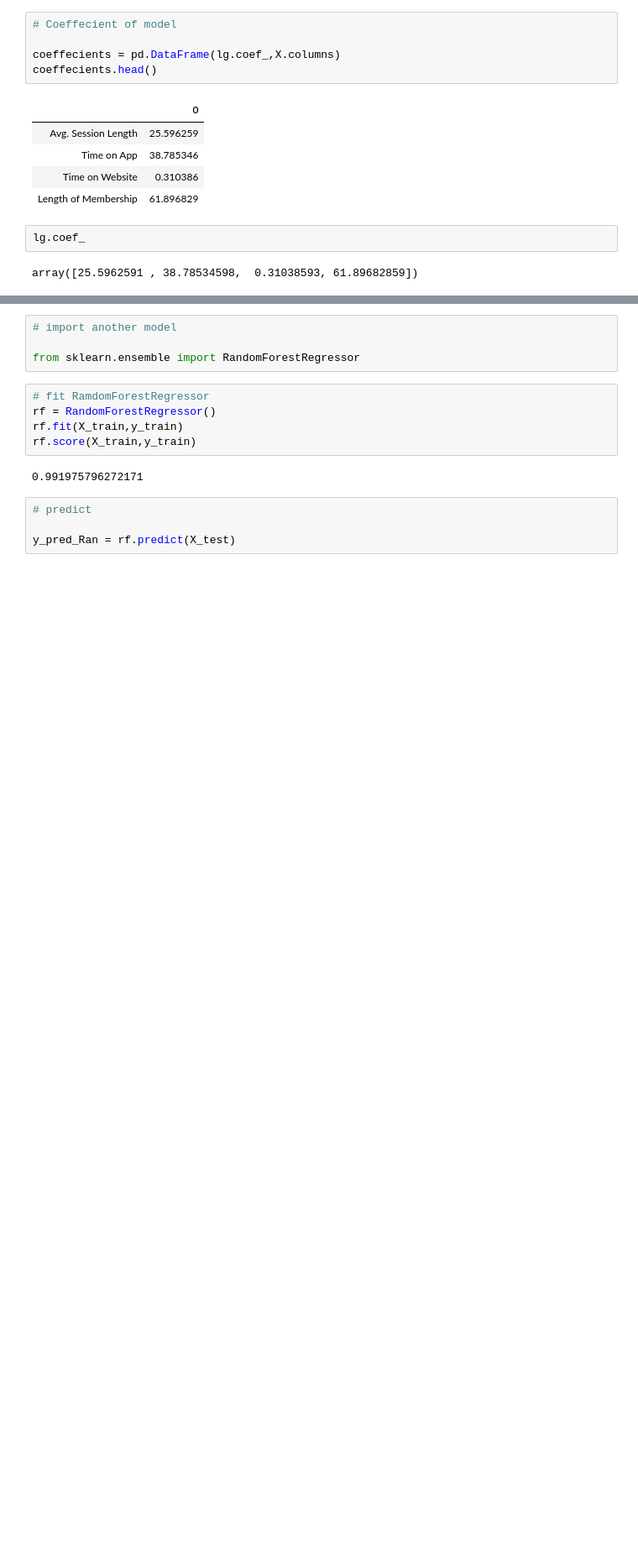
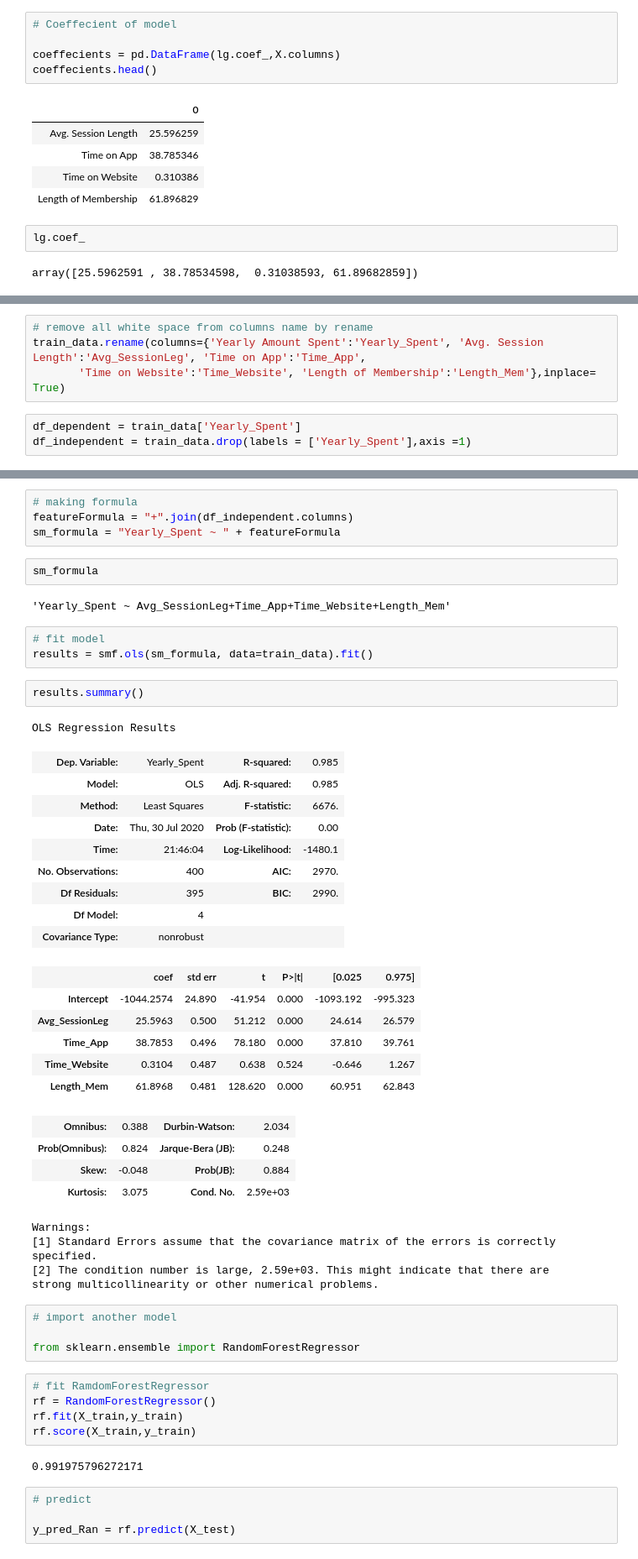
Before and after one commit to Mukesh8688/EcommerceCustomer, a Jupyter notebook: EcommerceCustomers.ipynb, the cells around one changed output, grey strips where cells are left out. Shown at 84% size. Cells and saved outputs as stored; diff of their text form; blank space fills up the shorter version.

```diff
--- a/EcommerceCustomers.ipynb
+++ b/EcommerceCustomers.ipynb
@@ -218,0 +264,7 @@ array([25.5962591 , 38.78534598,  0.31038593, 61.89682859])
+# %%
+# remove all white space from columns name by rename
+train_data.rename(columns={'Yearly Amount Spent':'Yearly_Spent', 'Avg. Session Length':'Avg_SessionLeg', 'Time on App':'Time_App',
+       'Time on Website':'Time_Website', 'Length of Membership':'Length_Mem'},inplace= True)
+# %%
+df_dependent = train_data['Yearly_Spent']
+df_independent = train_data.drop(labels = ['Yearly_Spent'],axis =1)
@@ -219,3 +289,41 @@ array([25.5962591 , 38.78534598,  0.31038593, 61.89682859])
+# %%
+# making formula
+featureFormula = "+".join(df_independent.columns)
+sm_formula = "Yearly_Spent ~ " + featureFormula
+# %%
+sm_formula
+# %% [output]
+'Yearly_Spent ~ Avg_SessionLeg+Time_App+Time_Website+Length_Mem'
+# %%
+# fit model
+results = smf.ols(sm_formula, data=train_data).fit()
+# %%
+results.summary()
+# %% [output]
+OLS Regression Results
+| Dep. Variable: | Yearly_Spent | R-squared: | 0.985 |
+| Model: | OLS | Adj. R-squared: | 0.985 |
+| Method: | Least Squares | F-statistic: | 6676. |
+| Date: | Thu, 30 Jul 2020 | Prob (F-statistic): | 0.00 |
+| Time: | 21:46:04 | Log-Likelihood: | -1480.1 |
+| No. Observations: | 400 | AIC: | 2970. |
+| Df Residuals: | 395 | BIC: | 2990. |
+| Df Model: | 4 |  |  |
+| Covariance Type: | nonrobust |  |  |
+|  | coef | std err | t | P>|t| | [0.025 | 0.975] |
+| Intercept | -1044.2574 | 24.890 | -41.954 | 0.000 | -1093.192 | -995.323 |
+| Avg_SessionLeg | 25.5963 | 0.500 | 51.212 | 0.000 | 24.614 | 26.579 |
+| Time_App | 38.7853 | 0.496 | 78.180 | 0.000 | 37.810 | 39.761 |
+| Time_Website | 0.3104 | 0.487 | 0.638 | 0.524 | -0.646 | 1.267 |
+| Length_Mem | 61.8968 | 0.481 | 128.620 | 0.000 | 60.951 | 62.843 |
+| Omnibus: | 0.388 | Durbin-Watson: | 2.034 |
+| Prob(Omnibus): | 0.824 | Jarque-Bera (JB): | 0.248 |
+| Skew: | -0.048 | Prob(JB): | 0.884 |
+| Kurtosis: | 3.075 | Cond. No. | 2.59e+03 |
+Warnings:
+[1] Standard Errors assume that the covariance matrix of the errors is correctly specified.
+[2] The condition number is large, 2.59e+03. This might indicate that there are
+strong multicollinearity or other numerical problems.
 # %%
 # import another model
 
```
Also changed, not shown: parts of 10 cells of this notebook.
